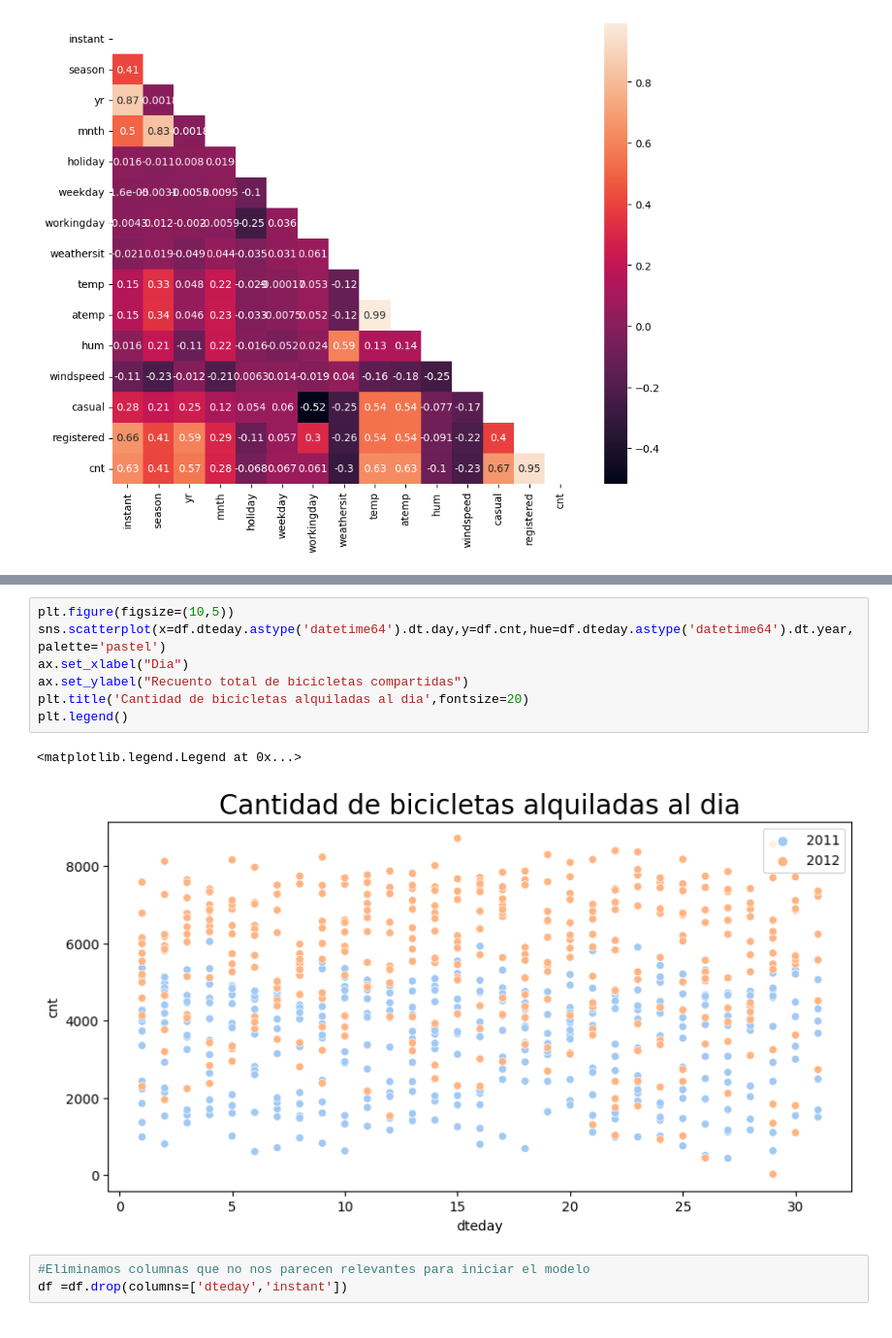
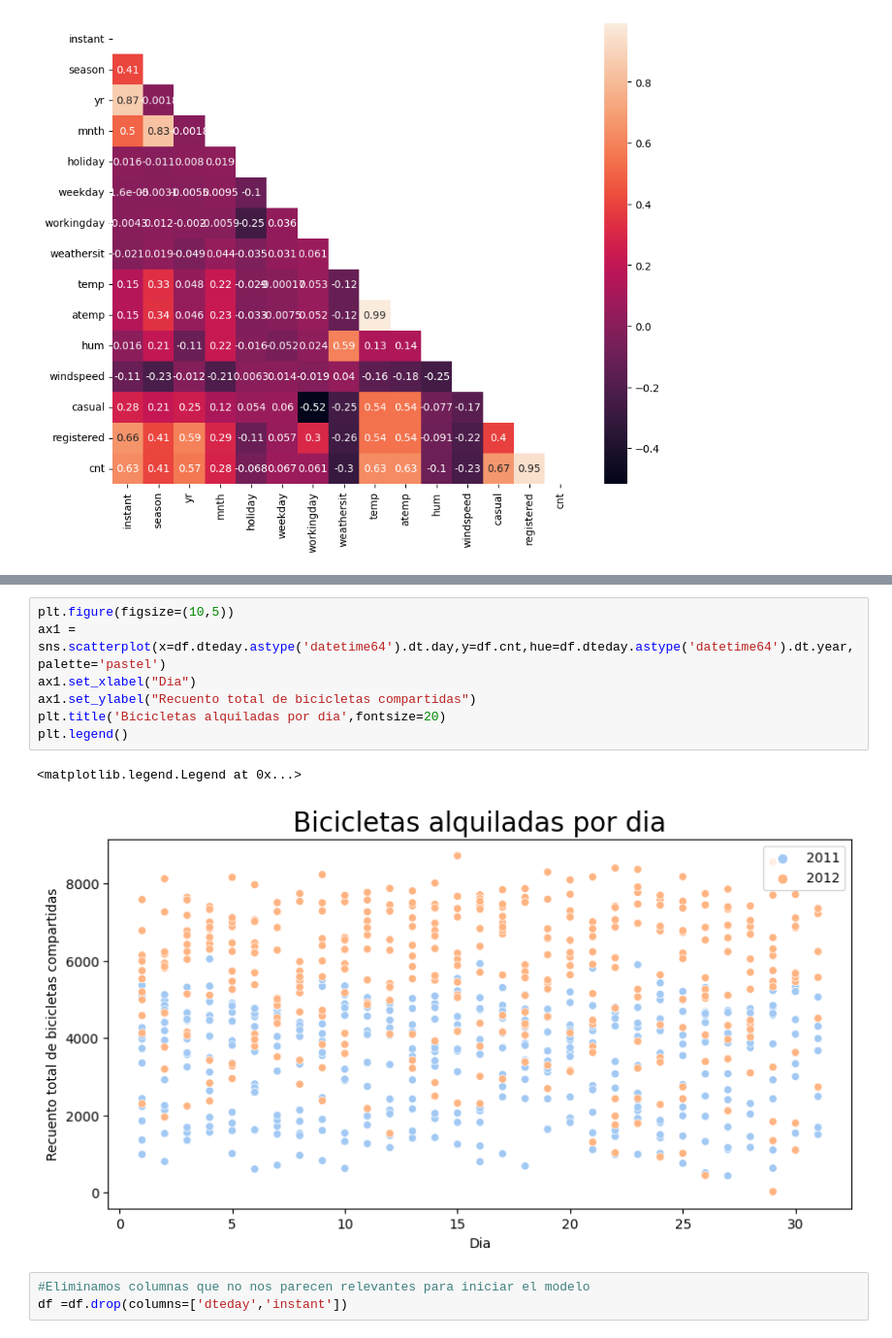
Before and after one commit to gustaavoq94/proyecto2, a Jupyter notebook: proyecto2.2.ipynb, the cells around one changed output, grey strips where cells are left out. Shown at 97% size. Saved outputs shown, nothing was run; the diff lists cells and outputs as text.

```diff
--- a/proyecto2.2.ipynb
+++ b/proyecto2.2.ipynb
@@ -154,13 +154,13 @@ Text(0.5, 1.0, 'Bike share month vs bike count')
 # %%
 plt.figure(figsize=(10,5))
-sns.scatterplot(x=df.dteday.astype('datetime64').dt.day,y=df.cnt,hue=df.dteday.astype('datetime64').dt.year,palette='pastel')
-ax.set_xlabel("Dia")
-ax.set_ylabel("Recuento total de bicicletas compartidas")
-plt.title('Cantidad de bicicletas alquiladas al dia',fontsize=20)
+ax1 = sns.scatterplot(x=df.dteday.astype('datetime64').dt.day,y=df.cnt,hue=df.dteday.astype('datetime64').dt.year,palette='pastel')
+ax1.set_xlabel("Dia")
+ax1.set_ylabel("Recuento total de bicicletas compartidas")
+plt.title('Bicicletas alquiladas por dia',fontsize=20)
 plt.legend()
 # %% [output]
 <matplotlib.legend.Legend at 0x...>
-[figure, old version]
+[figure, new version]
 # %%
 #Eliminamos columnas que no nos parecen relevantes para iniciar el modelo
 df =df.drop(columns=['dteday','instant'])
```
Also changed, not shown: parts of 1 cell of this notebook.
